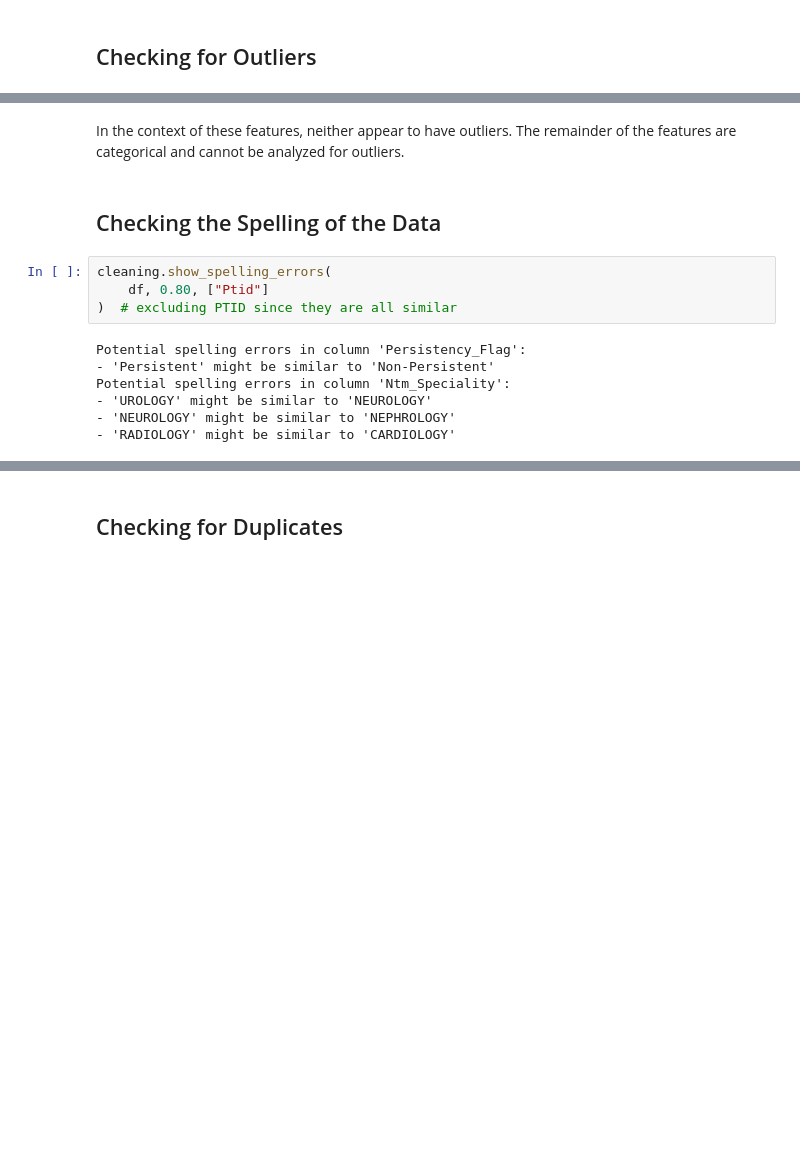
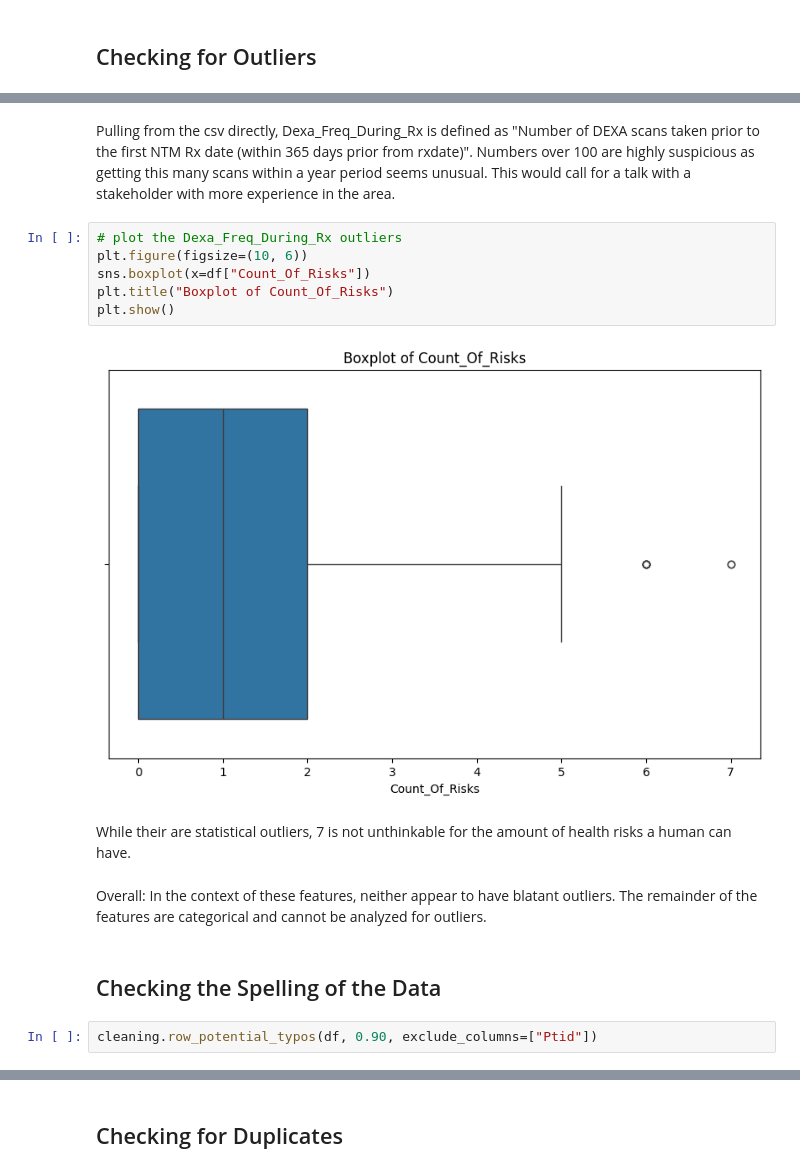
Before and after one commit to matthewiversen/data-glacier-internship, a Jupyter notebook: week-10/notebook.ipynb, the cells around one changed output, grey strips where cells are left out. Drawn from its saved outputs; the diff is of its cells as text; blank space fills up the shorter version.

```diff
--- a/week-10/notebook.ipynb
+++ b/week-10/notebook.ipynb
@@ -143,16 +140,19 @@ df.Dexa_Freq_During_Rx.unique(), df.Count_Of_Risks.unique()
+# %% [markdown]
+Pulling from the csv directly, Dexa_Freq_During_Rx is defined as "Number of DEXA scans taken prior to the first NTM Rx date (within 365 days prior from rxdate)". Numbers over 100 are highly suspicious as getting this many scans within a year period seems unusual. This would call for a talk with a stakeholder with more experience in the area.
+# %%
+# plot the Dexa_Freq_During_Rx outliers
+plt.figure(figsize=(10, 6))
+sns.boxplot(x=df["Count_Of_Risks"])
+plt.title("Boxplot of Count_Of_Risks")
+plt.show()
+# %% [output]
+[figure, added]
+# %% [markdown]
+While their are statistical outliers, 7 is not unthinkable for the amount of health risks a human can have.
 # %% [markdown]
-In the context of these features, neither appear to have outliers. The remainder of the features are categorical and cannot be analyzed for outliers.
+Overall: In the context of these features, neither appear to have blatant outliers. The remainder of the features are categorical and cannot be analyzed for outliers.
 # %% [markdown]
 ## Checking the Spelling of the Data
-# %%
-cleaning.show_spelling_errors(
-    df, 0.80, ["Ptid"]
-)  # excluding PTID since they are all similar
-# %% [output]
-Potential spelling errors in column 'Persistency_Flag':
-- 'Persistent' might be similar to 'Non-Persistent'
-Potential spelling errors in column 'Ntm_Speciality':
-- 'UROLOGY' might be similar to 'NEUROLOGY'
-- 'NEUROLOGY' might be similar to 'NEPHROLOGY'
-- 'RADIOLOGY' might be similar to 'CARDIOLOGY'
+# %%
+cleaning.row_potential_typos(df, 0.90, exclude_columns=["Ptid"])
 # %% [markdown]
```
Also changed, not shown: parts of 15 cells of this notebook.
